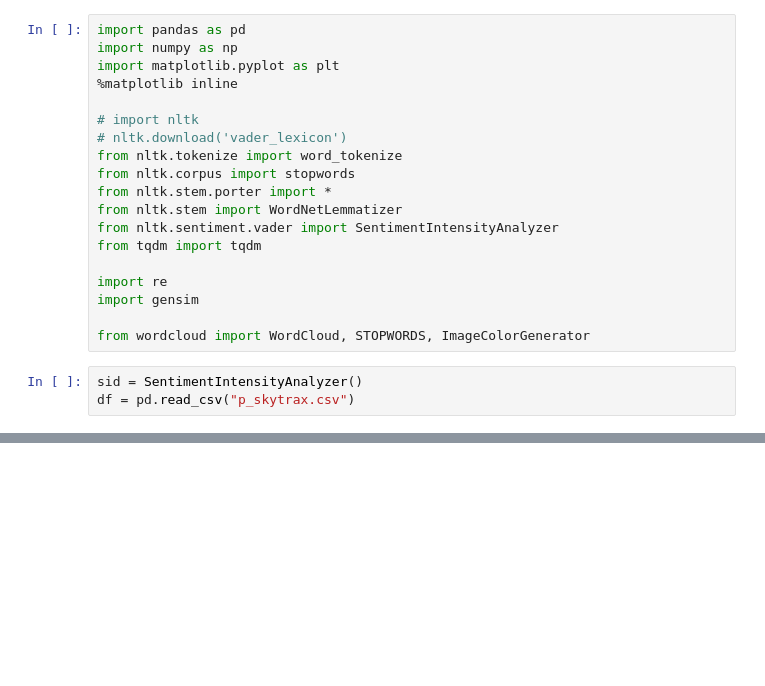
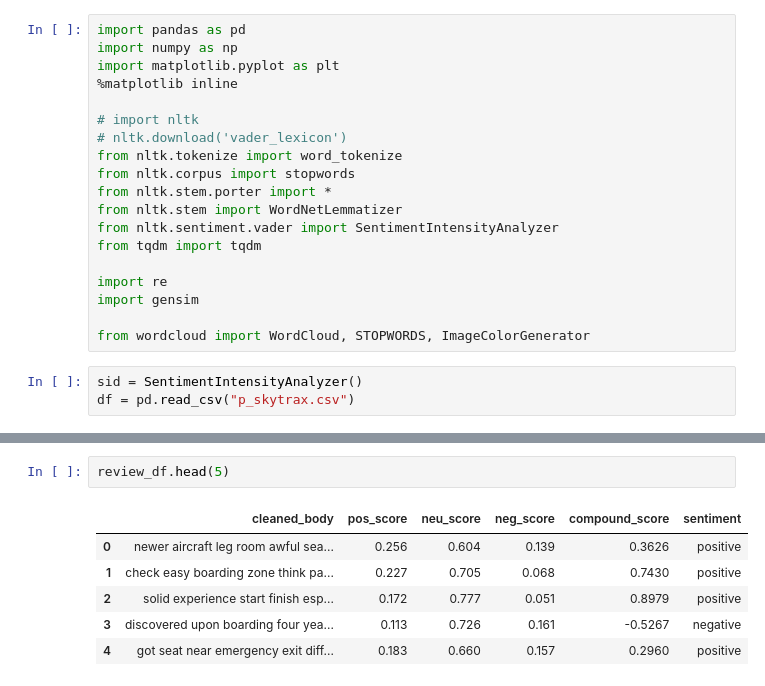
Before and after one commit to tgdn/eleven-hackathon, a Jupyter notebook: sentiment_analysis.ipynb, the cells around one changed output, grey strips where cells are left out. Saved outputs shown, nothing was run; the diff lists cells and outputs as text; blank space fills up the shorter version.

```diff
--- a/sentiment_analysis.ipynb
+++ b/sentiment_analysis.ipynb
@@ -53,0 +73,9 @@ compound_score 0.3626
+# %%
+review_df.head(5)
+# %% [output]
+|  | cleaned_body | pos_score | neu_score | neg_score | compound_score | sentiment |
+| 0 | newer aircraft leg room awful sea... | 0.256 | 0.604 | 0.139 | 0.3626 | positive |
+| 1 | check easy boarding zone think pa... | 0.227 | 0.705 | 0.068 | 0.7430 | positive |
+| 2 | solid experience start finish esp... | 0.172 | 0.777 | 0.051 | 0.8979 | positive |
+| 3 | discovered upon boarding four yea... | 0.113 | 0.726 | 0.161 | -0.5267 | negative |
+| 4 | got seat near emergency exit diff... | 0.183 | 0.660 | 0.157 | 0.2960 | positive |
```
Also changed, not shown: parts of 4 cells of this notebook, 1 other file.
